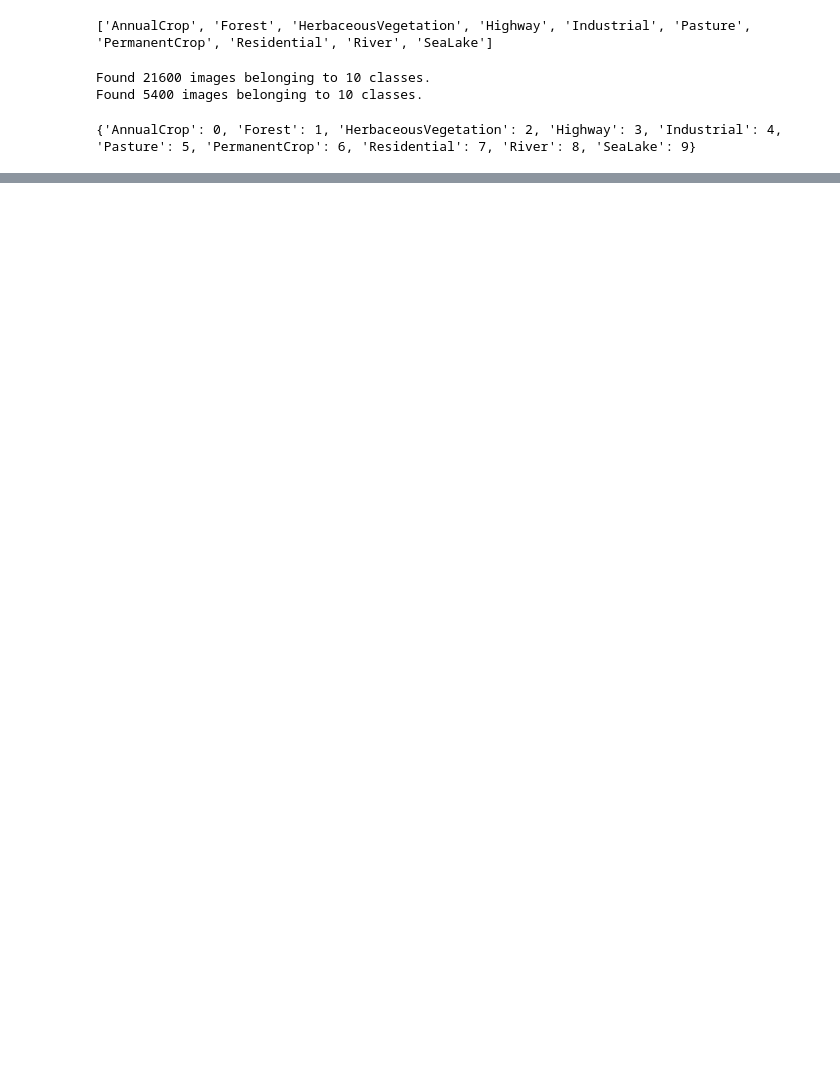
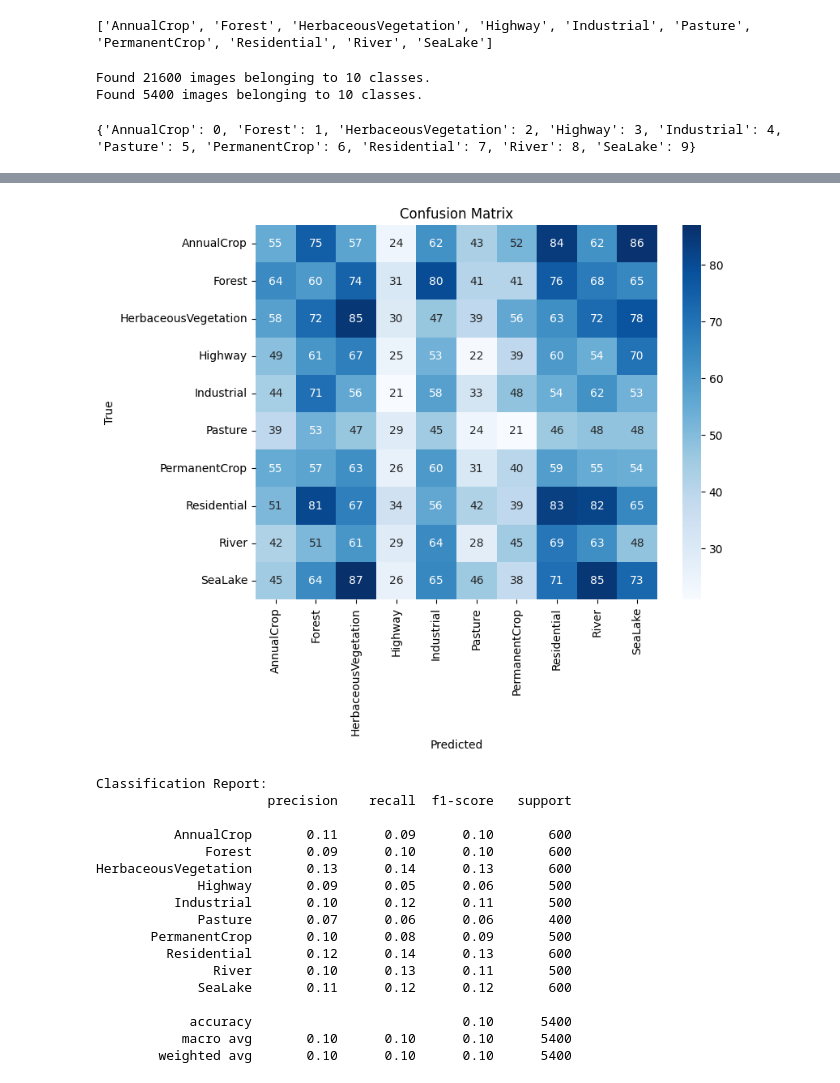
Before and after one commit to noneotherthanmodi/skyServe, a Jupyter notebook: main.ipynb, the cells around one changed output, grey strips where cells are left out. Saved outputs shown, nothing was run; the diff lists cells and outputs as text; code cells hidden in the pictures; blank space fills up the shorter version.

```diff
--- a/main.ipynb
+++ b/main.ipynb
@@ -51,0 +53,19 @@ from tensorflow.keras.layers import Dense,Conv2D,MaxPooling2D,Flatten,Dropout
+# %%
+base_model = VGG16(weights='imagenet', include_top=False, input_shape=(128, 128, 3))
+base_model.trainable = False
+
+model1 = Sequential(
+    [
+        base_model,
+        GlobalAveragePooling2D(),
+        Dense(256, activation='relu'),
+        BatchNormalization(),
+        Dropout(0.5),
+        Dense(128, activation='relu',kernel_regularizer=tf.keras.regularizers.l2(0.001)),
+        BatchNormalization(),
+        Dropout(0.5),
+        Dense(10,activation='softmax')    #10 nodes/neurons because there are 10 classes
+    ]
+)
+optimizer = tf.keras.optimizers.Adam(learning_rate=0.0001)
+model1.compile(loss='categorical_crossentropy',optimizer=optimizer,metrics=['accuracy'])
@@ -51,0 +192,20 @@ from tensorflow.keras.layers import Dense,Conv2D,MaxPooling2D,Flatten,Dropout
+# %%
+#confusion matrix and classification report for accuracy check:
+val_data.reset()
+y_pred = model1.predict(val_data)
+y_pred_classes = np.argmax(y_pred, axis=1)
+y_true = val_data.classes
+
+conf_matrix = confusion_matrix(y_true, y_pred_classes)
+plt.figure(figsize=(8, 6))
+sns.heatmap(conf_matrix, annot=True, fmt='d', cmap='Blues',
+            xticklabels=train_data.class_indices.keys(),
+            yticklabels=train_data.class_indices.keys())
+plt.title('Confusion Matrix')
+plt.xlabel('Predicted')
+plt.ylabel('True')
+plt.show()
+
+print('Classification Report:')
+print(classification_report(y_true, y_pred_classes, target_names=train_data.class_indices.keys()))
+# %% [output]
@@ -51,0 +213,18 @@ from tensorflow.keras.layers import Dense,Conv2D,MaxPooling2D,Flatten,Dropout
+[figure, added]
+Classification Report:
+                      precision    recall  f1-score   support
+
+          AnnualCrop       0.11      0.09      0.10       600
+              Forest       0.09      0.10      0.10       600
+HerbaceousVegetation       0.13      0.14      0.13       600
+             Highway       0.09      0.05      0.06       500
+          Industrial       0.10      0.12      0.11       500
+             Pasture       0.07      0.06      0.06       400
+       PermanentCrop       0.10      0.08      0.09       500
+         Residential       0.12      0.14      0.13       600
+               River       0.10      0.13      0.11       500
+             SeaLake       0.11      0.12      0.12       600
+
+            accuracy                           0.10      5400
+           macro avg       0.10      0.10      0.10      5400
+        weighted avg       0.10      0.10      0.10      5400
```
Also changed, not shown: parts of 22 cells of this notebook.
